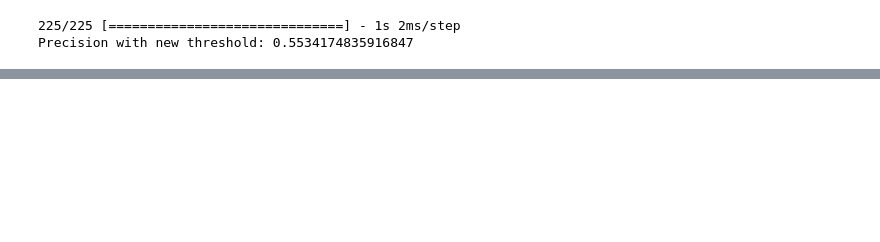
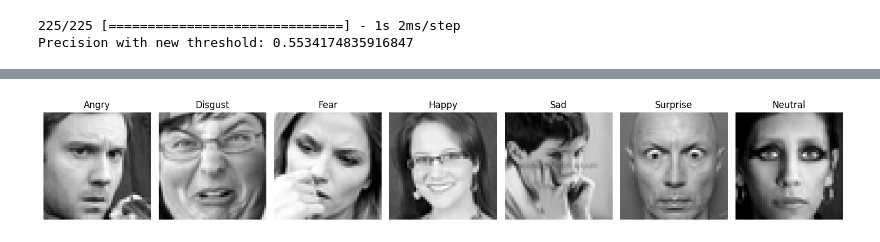
Before and after one commit to 11330344/Thesis-Project, a Jupyter notebook: Untitled23.ipynb, the cells around one changed output, grey strips where cells are left out. Saved outputs shown, nothing was run; the diff lists cells and outputs as text; code cells hidden in the pictures; blank space fills up the shorter version.

```diff
--- a/Untitled23.ipynb
+++ b/Untitled23.ipynb
@@ -147,0 +203,26 @@ F1 score: 0.5433272117944717
+# %%
+import matplotlib.pyplot as plt
+
+# Define emotions and their corresponding labels
+emotions = ["Angry", "Disgust", "Fear", "Happy", "Sad", "Surprise", "Neutral"]
+
+# Create a figure with subplots for each emotion
+fig, axes = plt.subplots(1, len(emotions), figsize=(15, 3))
+
+# Iterate over each emotion and find a sample for that emotion
+for i, emotion in enumerate(emotions):
+    # Find the first sample with the current emotion label
+    sample = df[df['emotion'] == i].iloc[0]
+
+    # Convert the pixel values to an array and reshape it to the original image dimensions
+    pixels = np.array(sample['pixels'].split(), dtype='int').reshape(48, 48)
+
+    # Display the image in the corresponding subplot
+    axes[i].imshow(pixels, cmap='gray')
+    axes[i].set_title(emotion)
+    axes[i].axis('off')
+
+plt.tight_layout()
+plt.show()
+# %% [output]
+[figure, added]
```
Also changed, not shown: parts of 6 cells of this notebook.
